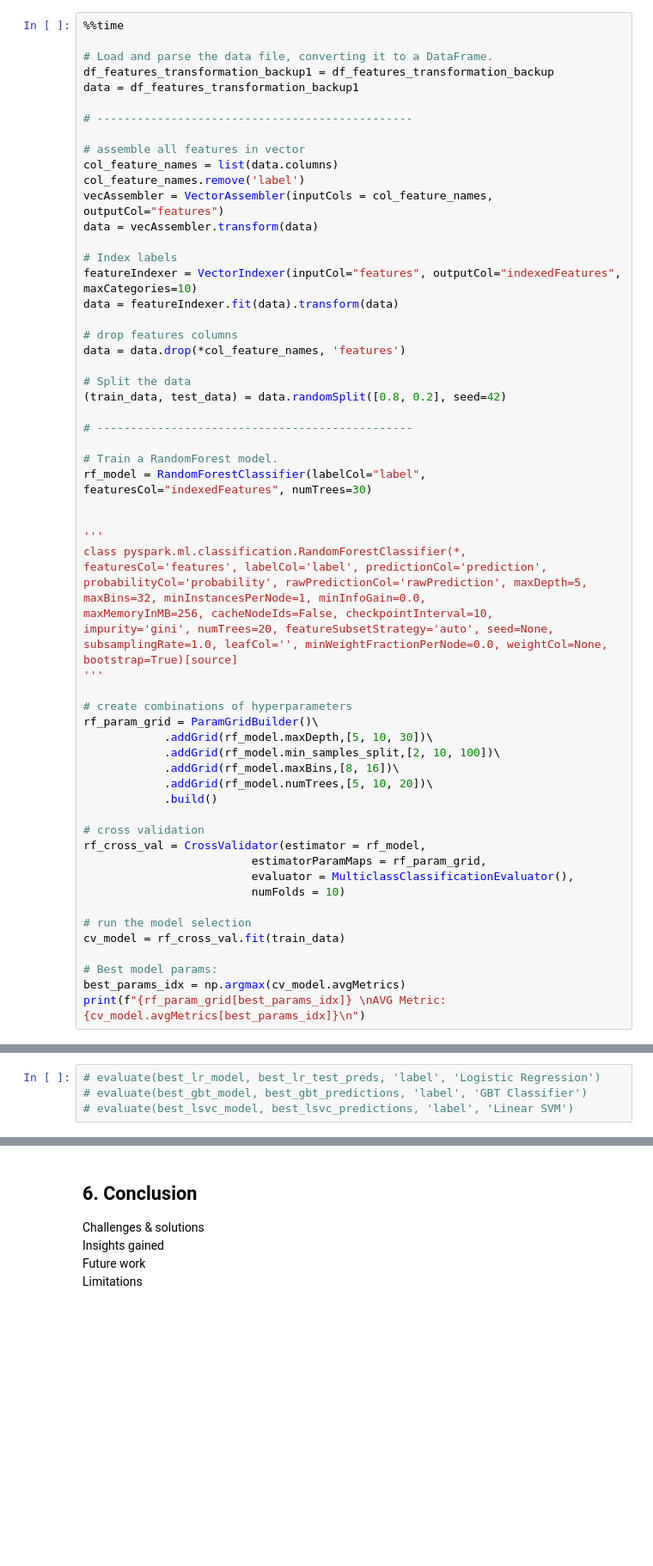
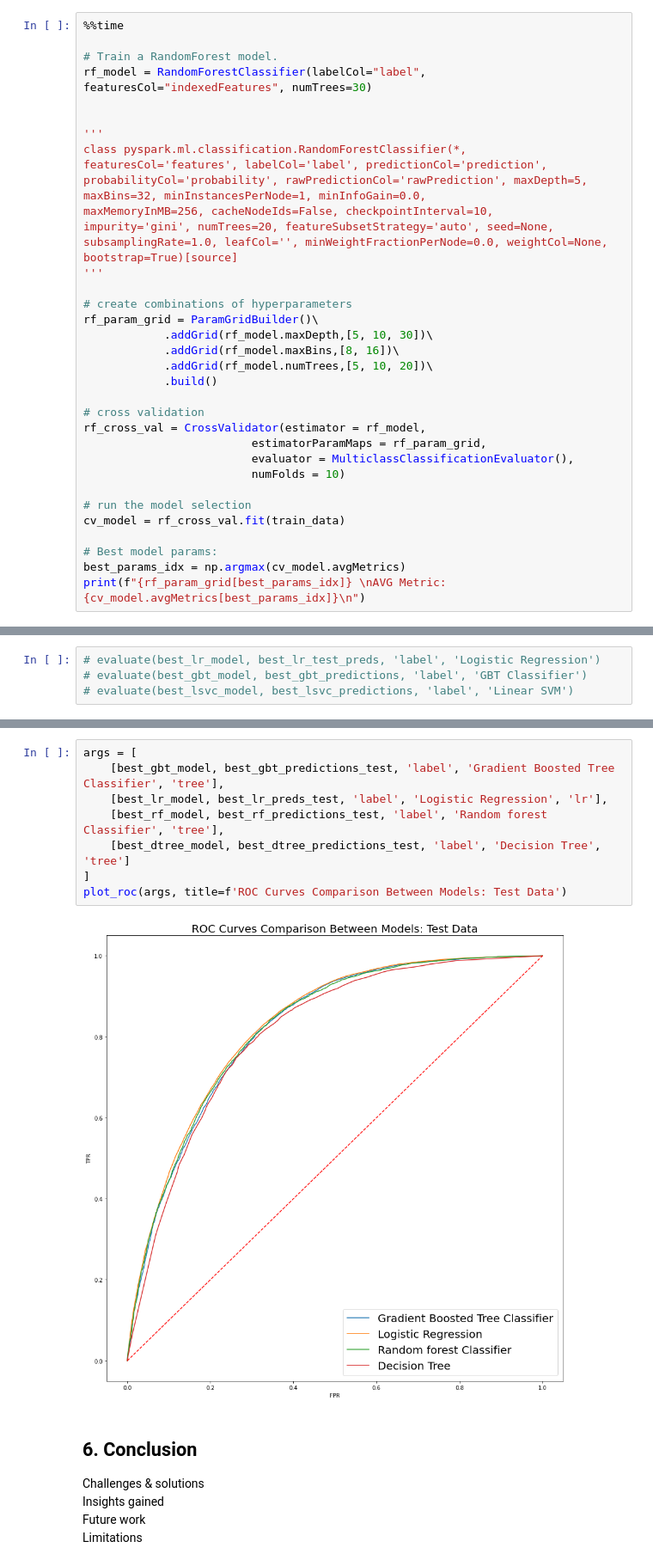
Before and after one commit to spring-camm-sergey/dse230, a Jupyter notebook: final_code/everything_combined.ipynb, the cells around one changed output, grey strips where cells are left out. Shown: that part at 86% size. Drawn from its saved outputs; the diff is of its cells as text; blank space fills up the shorter version.

```diff
--- a/final_code/everything_combined.ipynb
+++ b/final_code/everything_combined.ipynb
@@ -1513,30 +1522,6 @@ fMeasure: 0.7302665299846233
 - Iterate through different combinations of hyperparameters to find the best metric
 # %%
 %%time
-
-# Load and parse the data file, converting it to a DataFrame.
-df_features_transformation_backup1 = df_features_transformation_backup
-data = df_features_transformation_backup1
-
-# -----------------------------------------------
-
-# assemble all features in vector
-col_feature_names = list(data.columns)
-col_feature_names.remove('label')
-vecAssembler = VectorAssembler(inputCols = col_feature_names, outputCol="features")
-data = vecAssembler.transform(data)
-
-# Index labels
-featureIndexer = VectorIndexer(inputCol="features", outputCol="indexedFeatures", maxCategories=10)
-data = featureIndexer.fit(data).transform(data)
-
-# drop features columns
-data = data.drop(*col_feature_names, 'features')
-
-# Split the data
-(train_data, test_data) = data.randomSplit([0.8, 0.2], seed=42)
-
-# -----------------------------------------------
 
 # Train a RandomForest model.
 rf_model = RandomForestClassifier(labelCol="label", featuresCol="indexedFeatures", numTrees=30)
@@ -1552,7 +1537,6 @@ impurity='gini', numTrees=20, featureSubsetStrategy='auto', seed=None, subsampli
 # create combinations of hyperparameters
 rf_param_grid = ParamGridBuilder()\
             .addGrid(rf_model.maxDepth,[5, 10, 30])\
-            .addGrid(rf_model.min_samples_split,[2, 10, 100])\
             .addGrid(rf_model.maxBins,[8, 16])\
             .addGrid(rf_model.numTrees,[5, 10, 20])\
             .build()
@@ -1732,3 +1717,13 @@ py4j.protocol.Py4JNetworkError: Error while sending or receiving
+# %%
+args = [
+    [best_gbt_model, best_gbt_predictions_test, 'label', 'Gradient Boosted Tree Classifier', 'tree'],
+    [best_lr_model, best_lr_preds_test, 'label', 'Logistic Regression', 'lr'],
+    [best_rf_model, best_rf_predictions_test, 'label', 'Random forest Classifier', 'tree'],
+    [best_dtree_model, best_dtree_predictions_test, 'label', 'Decision Tree', 'tree']
+]
+plot_roc(args, title=f'ROC Curves Comparison Between Models: Test Data')
+# %% [output]
+[figure, added]
 # %% [markdown]
 ## 6. Conclusion <a class="anchor" id="conclusion"></a>
 Challenges & solutions
```
Also changed, not shown: parts of 21 cells of this notebook.
